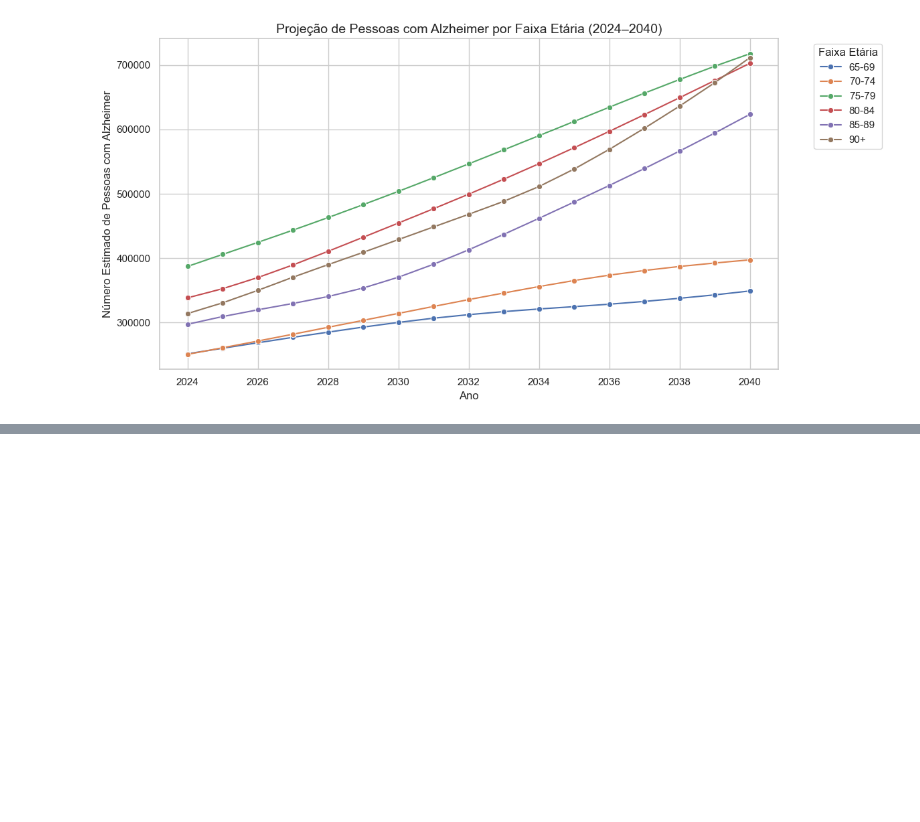
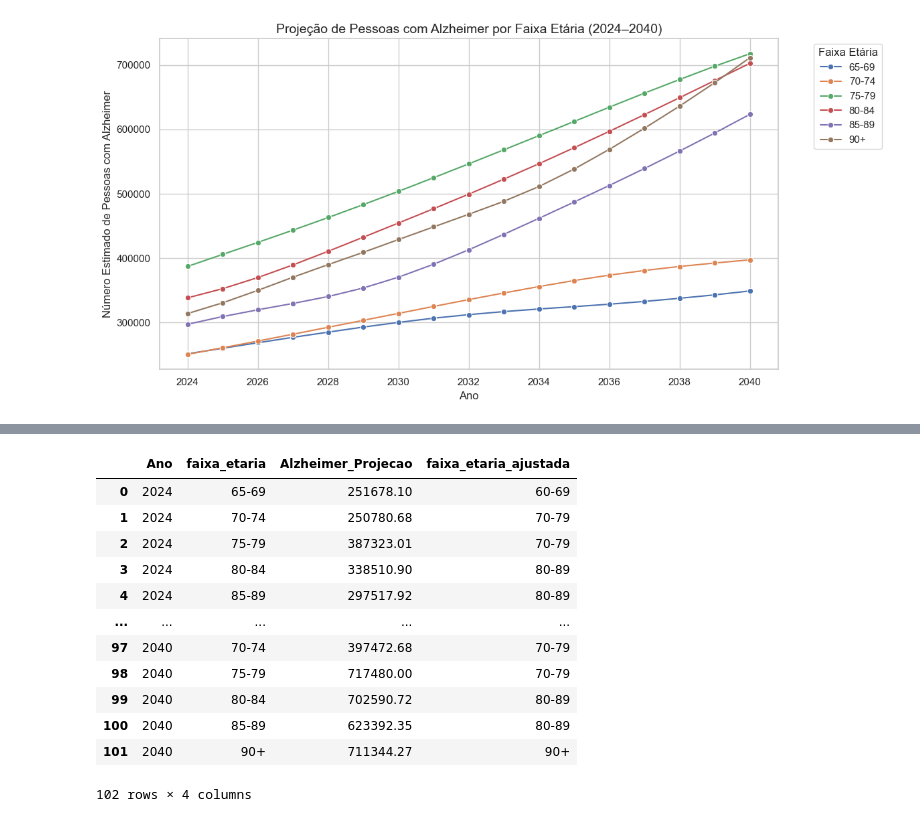
Before and after one commit to Joangopa/datascienceforneuro, a Jupyter notebook: simulacao.ipynb, the cells around one changed output, grey strips where cells are left out. Cells and saved outputs as stored; diff of their text form; code cells hidden in the pictures; blank space fills up the shorter version.

```diff
--- a/simulacao.ipynb
+++ b/simulacao.ipynb
@@ -166,0 +171,16 @@ plt.show()
+# %%
+df_alzheimer
+# %% [output]
+|  | Ano | faixa_etaria | Alzheimer_Projecao | faixa_etaria_ajustada |
+| 0 | 2024 | 65-69 | 251678.10 | 60-69 |
+| 1 | 2024 | 70-74 | 250780.68 | 70-79 |
+| 2 | 2024 | 75-79 | 387323.01 | 70-79 |
+| 3 | 2024 | 80-84 | 338510.90 | 80-89 |
+| 4 | 2024 | 85-89 | 297517.92 | 80-89 |
+| ... | ... | ... | ... | ... |
+| 97 | 2040 | 70-74 | 397472.68 | 70-79 |
+| 98 | 2040 | 75-79 | 717480.00 | 70-79 |
+| 99 | 2040 | 80-84 | 702590.72 | 80-89 |
+| 100 | 2040 | 85-89 | 623392.35 | 80-89 |
+| 101 | 2040 | 90+ | 711344.27 | 90+ |
+102 rows × 4 columns
```
Also changed, not shown: parts of 12 cells of this notebook, 5 other files.
